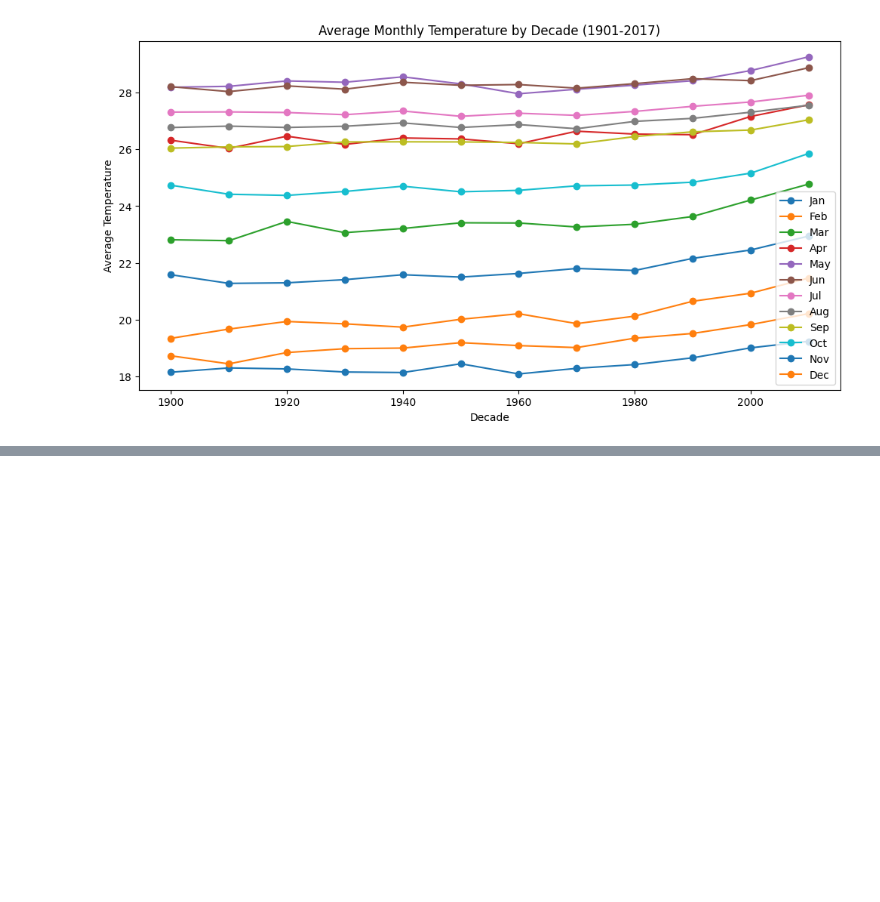
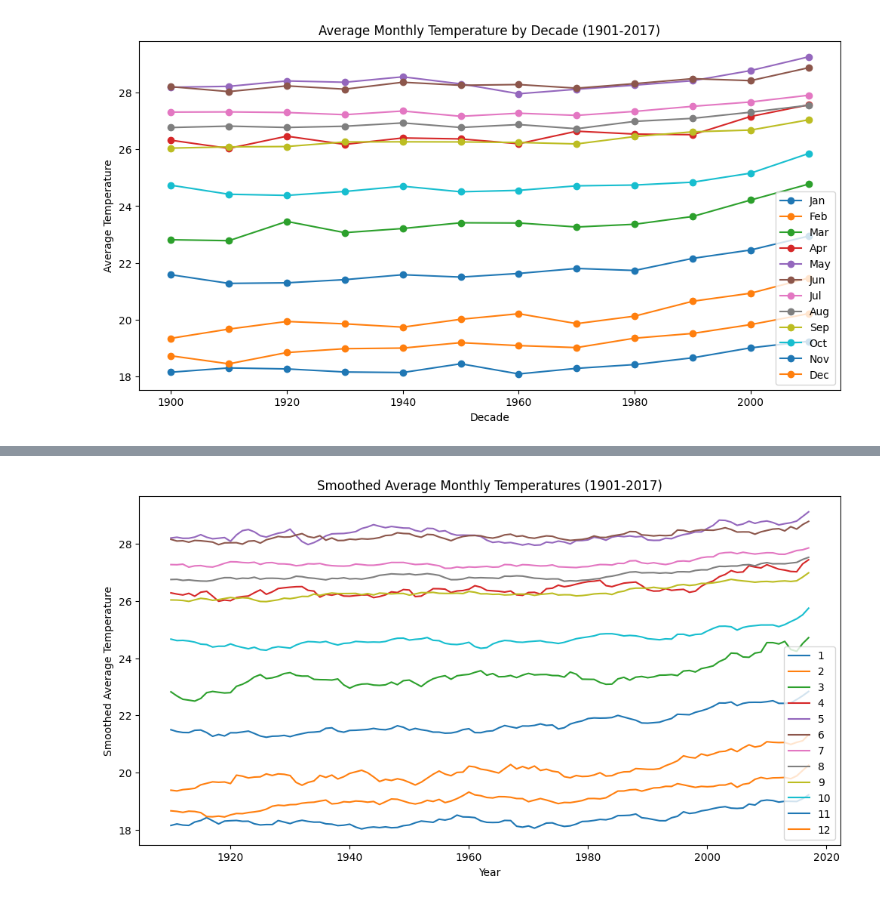
Before and after one commit to AshadullahDanish/weather-forecasting-kaggle-competition-, a Jupyter notebook: notebook1db22fbd9c.ipynb, the cells around one changed output, grey strips where cells are left out. Saved outputs shown, nothing was run; the diff lists cells and outputs as text; code cells hidden in the pictures; blank space fills up the shorter version.

```diff
--- a/notebook1db22fbd9c.ipynb
+++ b/notebook1db22fbd9c.ipynb
@@ -164,0 +169,12 @@ plt.show()
+# %%
+plt.figure(figsize=(12, 6))
+for month in ['1', '2', '3', '4', '5', '6', '7', '8', '9', '10', '11', '12']:
+    plt.plot(df['YEAR'], df[month].rolling(window=10).mean(), label=month)
+
+plt.xlabel('Year')
+plt.ylabel('Smoothed Average Temperature')
+plt.title('Smoothed Average Monthly Temperatures (1901-2017)')
+plt.legend()
+plt.show()
+# %% [output]
+[figure, added]
```
Also changed, not shown: parts of 6 cells of this notebook.
